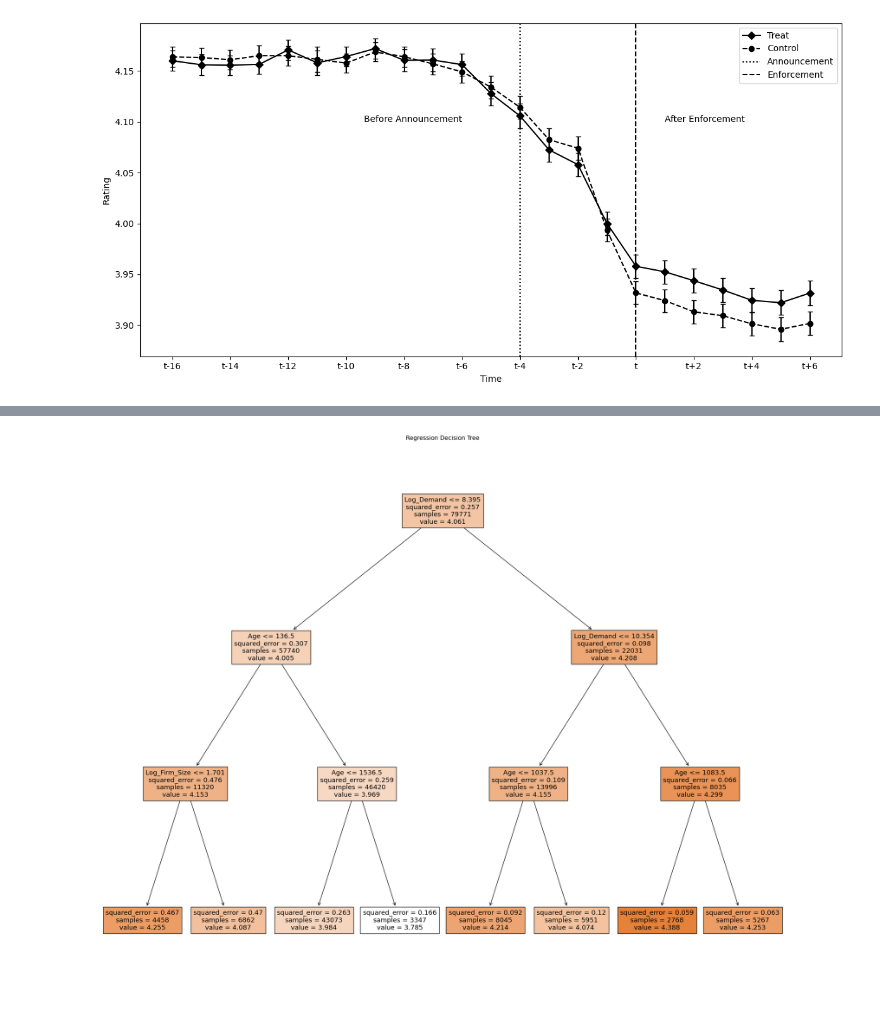
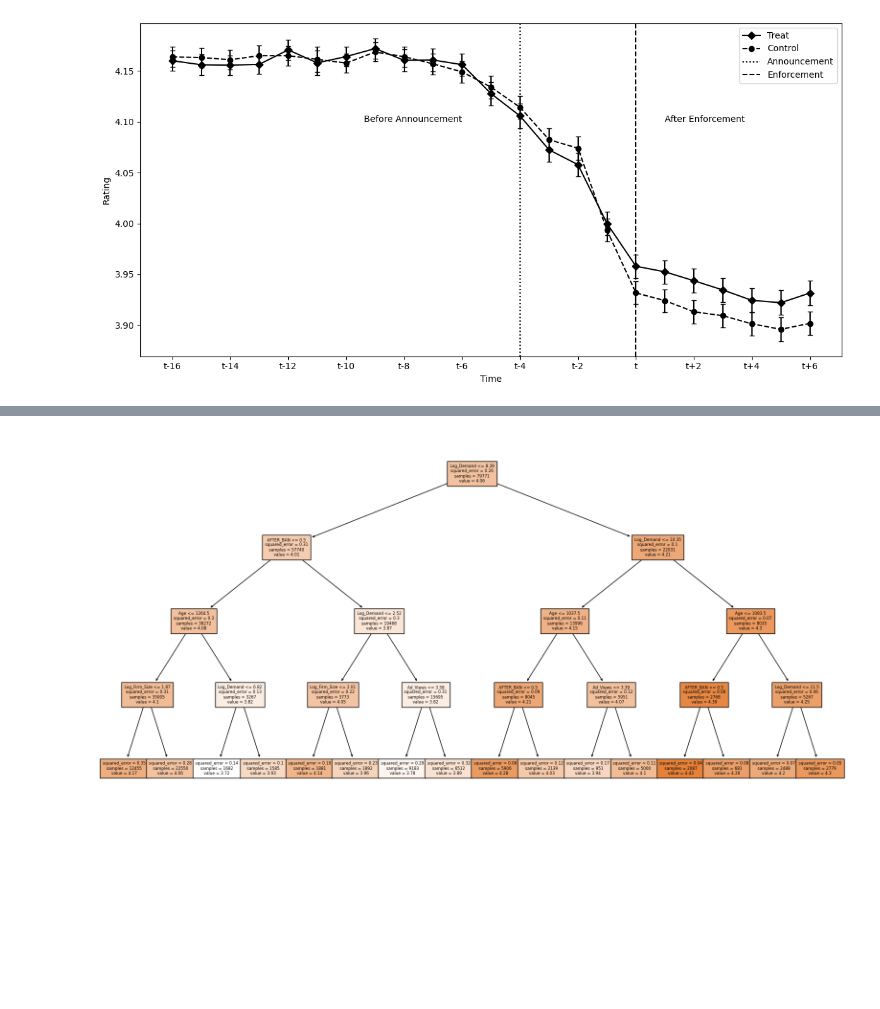
Before and after one commit to redRNR/AdBanImpact, a Jupyter notebook: project.ipynb, the cells around one changed output, grey strips where cells are left out. Saved outputs shown, nothing was run; the diff lists cells and outputs as text; code cells hidden in the pictures; blank space fills up the shorter version.

Commit message:
Created tree methods, lasso and ridge regression

```diff
--- a/project.ipynb
+++ b/project.ipynb
@@ -338,4 +340,5 @@ Mean Difference After Enforcement: 0.027087
 # %%
+import os
 import pandas as pd
 import numpy as np
 from linearmodels import PanelOLS
@@ -345,6 +348,13 @@ from sklearn.metrics import mean_squared_error
 from sklearn.preprocessing import LabelEncoder
 import matplotlib.pyplot as plt
 import seaborn as sns
+import warnings
+
+warnings.filterwarnings("ignore")
+
+# Set the path to save the figures
+figures_path = r"C:\Users\azraj\OneDrive\Desktop\MA Economics\Fall Term\Causal ML\AdBanImpact\Figures"
+os.makedirs(figures_path, exist_ok=True)
 
 def prepare_data():
     """Prepare data for regression and tree analysis"""
@@ -359,38 +369,55 @@ def prepare_tree_data(df):
     """Prepare features for decision tree analysis"""
     tree_df = df.reset_index()
 
-    feature_columns = ['TREATXAFTER_BAN', 'Log_Demand',
-                      'Price', 'Log_Firm_Size', 'One_Employee', 'Age']
+    feature_columns = [
+        'Ad_Networks', 'Ad_Views', 'Age', 'Bug_Fix',
+        'Collects_User_ID', 'Feature_Update', 'Feature_Update_lag',
+        'Feature_Updates', 'File_Size', 'Log_Demand',
+        'Log_Firm_Size', 'One_Employee', 'Permissions',
+        'Price', 'Undiversified', 'Update', 'Young', 'ann_TREAT',
+        'collected_id', 'genre_cons',
+        'AFTER_BAN', 'TREATXAFTER_BAN'
+    ]
 
     X = tree_df[feature_columns].copy()
     y = tree_df['Rating']
 
+    # Handle categorical variables
+    X = pd.get_dummies(X, columns=['genre_cons'], drop_first=True)
+
+    # Fill missing values
     X = X.fillna(X.mean())
     y = y.fillna(y.mean())
 
+    # Convert any remaining object columns to numeric
     for col in X.columns:
         if X[col].dtype == 'object':
             le = LabelEncoder()
             X[col] = le.fit_transform(X[col].astype(str))
 
     X_train, X_test, y_train, y_test = train_test_split(X, y, test_size=0.2, random_state=42)
-    return X_train, X_test, y_train, y_test, feature_columns
+    return X_train, X_test, y_train, y_test, X.columns.tolist()
 
 def run_regression_tree(X_train, X_test, y_train, y_test, feature_names):
     """Run and evaluate regression tree"""
-    sqft_tree = DecisionTreeRegressor(max_depth=3)
-    sqft_tree.fit(X_train, y_train)
+    tree_model = DecisionTreeRegressor(max_depth=4, min_samples_leaf=50)
+    tree_model.fit(X_train, y_train)
 
-    y_pred_tree = sqft_tree.predict(X_test)
+    y_pred_tree = tree_model.predict(X_test)
     mse = mean_squared_error(y_test, y_pred_tree)
-    print(f'Mean Squared Error: {mse}')
+    rmse = np.sqrt(mse)
+    print(f'Root Mean Squared Error: {rmse:.4f}')
 
-    plt.figure(figsize=(25,20))
-    plot_tree(sqft_tree, feature_names=feature_names, filled=True)
-    plt.title('Regression Decision Tree')
+    plt.figure(figsize=(20, 10))
+    plot_tree(tree_model, feature_names=feature_names, filled=True,
+              fontsize=6, precision=2)
+
+    # Save the decision tree plot
+    tree_plot_path = os.path.join(figures_path, 'regression_tree_plot.png')
+    plt.savefig(tree_plot_path, bbox_inches='tight', dpi=300)
     plt.show()
 
-    return sqft_tree
+    return tree_model
 
 def analyze_tree_importance(tree_model, feature_names):
     """Analyze and plot feature importance from tree model"""
@@ -399,24 +426,36 @@ def analyze_tree_importance(tree_model, feature_names):
         'feature': feature_names,
         'importance': importances
     })
-    feature_importance = feature_importance.sort_values('importance', ascending=True)  # Sort ascending for better visualization
+    feature_importance = feature_importance.sort_values('importance', ascending=False)
 
-    # Create the importance plot
-    plt.figure(figsize=(10, 6))
-    plt.barh(feature_importance['feature'], feature_importance['importance'])
-    plt.xlabel('Feature Importance Score')
-    plt.title('Variable Importance in Decision Tree Model')
+    # Plot top 5 most important features
+    plt.figure(figsize=(12, 8))  # Adjust the figure size to make the bars larger
+    top_features = feature_importance.head(5)
+    sns.barplot(data=top_features, x='importance', y='feature', palette='viridis')
+
+    plt.xlabel('Feature Importance Score', fontsize=14)  # Increase font size
+    plt.ylabel('Feature', fontsize=14)  # Increase font size
+
+    current_xlim = plt.gca().get_xlim()
+    plt.xlim(current_xlim[0], 0.5)  # Adjust the x-axis limit
+    plt.tick_params(axis='x', labelsize=12)
+    plt.tick_params(axis='y', labelsize=12)
 
     # Add value labels on the bars
-    for i, v in enumerate(feature_importance['importance']):
-        plt.text(v, i, f'{v:.3f}', va='center')
+    for i, v in enumerate(top_features['importance']):
+        plt.text(v + 0.01, i, f'{v:.3f}', va='center', ha='left', fontsize=12)  # Increase text size
 
     plt.tight_layout()
+
+    # Save the feature importance plot
+    plt.savefig('feature_importance_plot.png', bbox_inches='tight', dpi=300)
+    plt.savefig(os.path.join(figures_path, 'feature_importance_plot.png'), bbox_inches='tight', dpi=300)
     plt.show()
 
-    print("\nFeature Importance:")
-    print(feature_importance)
+    print("\nTop 5 Most Important Features:")
+    print(top_features)
     return feature_importance
+
 
 def main():
     print("Preparing data...")
@@ -427,6 +466,7 @@ def main():
     reg_tree = run_regression_tree(X_train, X_test, y_train, y_test, feature_names)
     reg_importance = analyze_tree_importance(reg_tree, feature_names)
 
+    print("\nPlots have been saved to:", figures_path)
     return df, reg_tree, reg_importance
 
 if __name__ == "__main__":
@@ -439 +479 @@ Mean Squared Error: 0.23438457683927016
-[figure, old version]
+[figure, new version]
```
Also changed, not shown: parts of 8 cells of this notebook, 9 other files.
